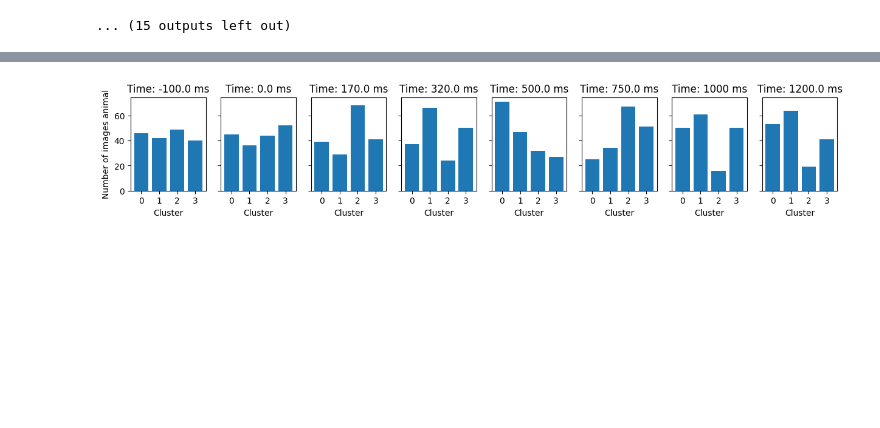
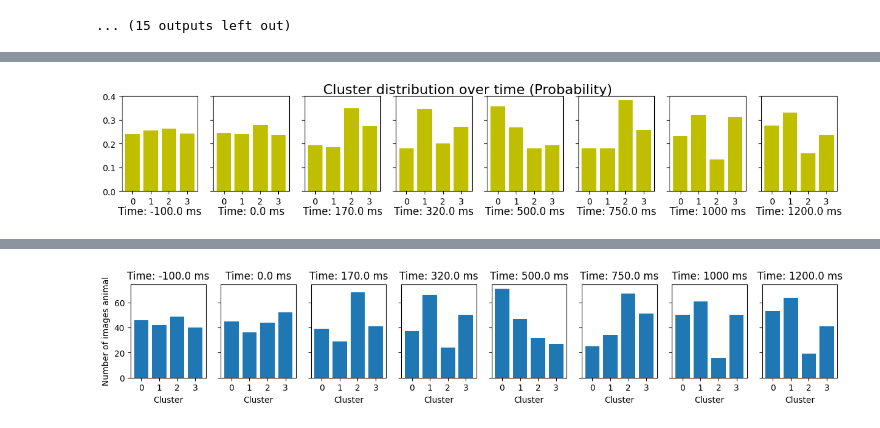
Before and after one commit to AtharvSuryawanshi/Neural-Representations-using-Things-Database, a Jupyter notebook: clust_meg.ipynb, the cells around one changed output, grey strips where cells are left out. Drawn from its saved outputs; the diff is of its cells as text; code cells hidden in the pictures; blank space fills up the shorter version.

```diff
--- a/clust_meg.ipynb
+++ b/clust_meg.ipynb
@@ -221,0 +222,27 @@ plt.show()
+# %%
+category27 = pd.read_csv('category27_manual.tsv', sep='\t')
+times = [-0.1,0.0, 0.170, 0.320, 0.5, 0.75, 1, 1.2]
+indices = {}
+probabilites = {}
+f, axes = plt.subplots(1, len(times), sharex=True, sharey = True, figsize=(15, 2))
+# plt.title('Cluster distribution over time') as the main title
+plt.suptitle('Cluster distribution over time (Probability)', fontsize=16)
+for i, t in tqdm(enumerate(times)):
+    index = epochs.times == t
+    data = average_concept_epochs[:, index, :].squeeze()
+    # print(data.shape)
+    kmeans = KMeans(n_clusters=4, random_state=42).fit(data)
+    labels = kmeans.labels_
+    # # Get cluster centers
+    centers = kmeans.cluster_centers_
+    index_0 = np.where(labels == 0)[0]
+    index_1 = np.where(labels == 1)[0]
+    index_2 = np.where(labels == 2)[0]
+    index_3 = np.where(labels == 3)[0]
+    indices[t] = [index_0, index_1, index_2, index_3]
+    probabilites[t] = np.array([len(index_0), len(index_1), len(index_2), len(index_3)])/sum([len(index_0), len(index_1), len(index_2), len(index_3)])
+    axes[i].bar(['0', '1', '2', '3'], probabilites[t], color = 'y')
+    axes[i].set_title(f"Time: {t*1000} ms", y = -0.3)
+plt.show()
+# %% [output]
+[figure, added]
```
Also changed, not shown: parts of 3 cells of this notebook.
